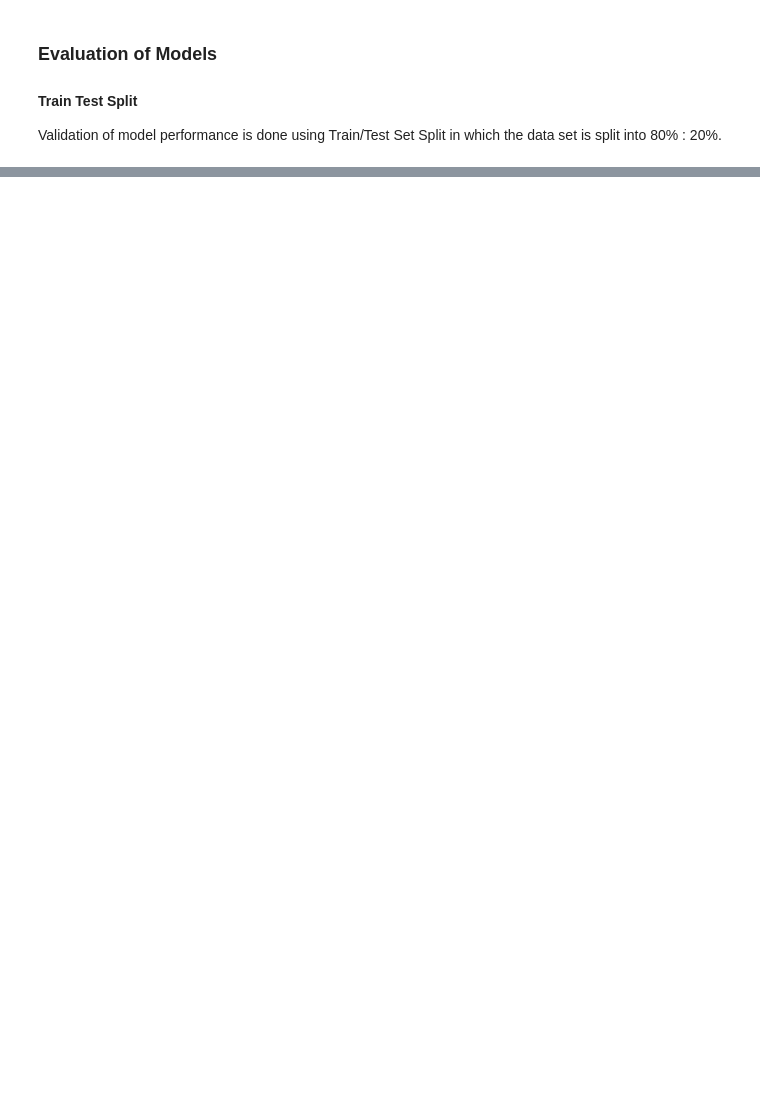
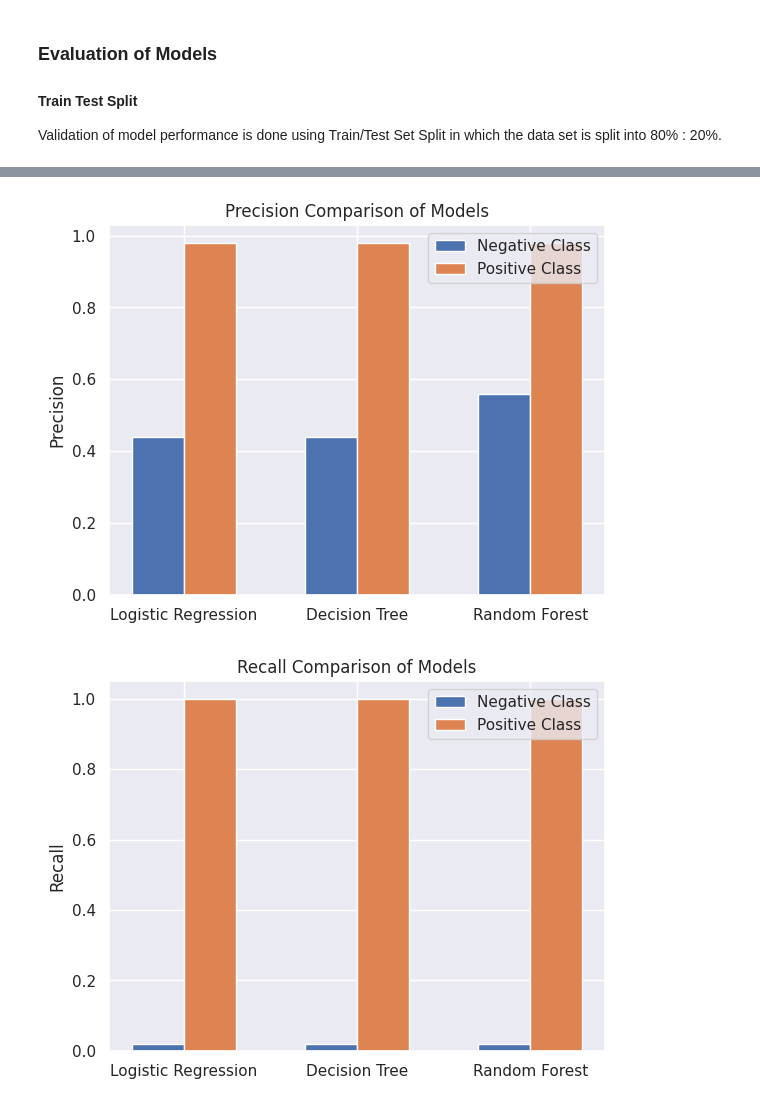
Before and after one commit to CS418/group-project-team-twenty, a Jupyter notebook: airbnb_analysis.ipynb, the cells around one changed output, grey strips where cells are left out. Drawn from its saved outputs; the diff is of its cells as text; code cells hidden in the pictures; blank space fills up the shorter version.

Commit message:
classification models added

```diff
--- a/airbnb_analysis.ipynb
+++ b/airbnb_analysis.ipynb
@@ -569,0 +625,52 @@ Random Forest Regression (R^2): 0.2787
+# %%
+import numpy as np
+import matplotlib.pyplot as plt
+
+# Store the classification reports as dictionaries
+log_reg_report = {'negative': {'precision': 0.44, 'recall': 0.02, 'f1-score': 0.04},
+                  'positive': {'precision': 0.98, 'recall': 1.00, 'f1-score': 0.99}}
+
+decision_tree_report = {'negative': {'precision': 0.44, 'recall': 0.02, 'f1-score': 0.04},
+                        'positive': {'precision': 0.98, 'recall': 1.00, 'f1-score': 0.99}}
+
+random_forest_report = {'negative': {'precision': 0.56, 'recall': 0.02, 'f1-score': 0.04},
+                        'positive': {'precision': 0.98, 'recall': 1.00, 'f1-score': 0.99}}
+
+def plot_metric_comparison(models_reports, metric):
+    # Extract values for each model
+    model_names = list(models_reports.keys())
+    neg_values = [report['negative'][metric] for report in models_reports.values()]
+    pos_values = [report['positive'][metric] for report in models_reports.values()]
+
+    # Define bar width and positions
+    bar_width = 0.3
+    neg_positions = np.arange(len(model_names))
+    pos_positions = [x + bar_width for x in neg_positions]
+
+    # Create bar plots
+    plt.bar(neg_positions, neg_values, width=bar_width, label='Negative Class')
+    plt.bar(pos_positions, pos_values, width=bar_width, label='Positive Class')
+
+    # Add x-axis labels and ticks
+    plt.xticks([r + bar_width / 2 for r in range(len(model_names))], model_names)
+
+    # Add y-axis label and title
+    plt.ylabel(f'{metric.capitalize()}')
+    plt.title(f'{metric.capitalize()} Comparison of Models')
+
+    # Add legend
+    plt.legend()
+
+    # Show plot
+    plt.show()
+
+models_reports = {'Logistic Regression': log_reg_report,
+                  'Decision Tree': decision_tree_report,
+                  'Random Forest': random_forest_report}
+
+plot_metric_comparison(models_reports, 'precision')
+plot_metric_comparison(models_reports, 'recall')
+plot_metric_comparison(models_reports, 'f1-score')
+# %% [output]
+[figure, added]
+[figure, added]
```
Also changed, not shown: parts of 19 cells of this notebook.
